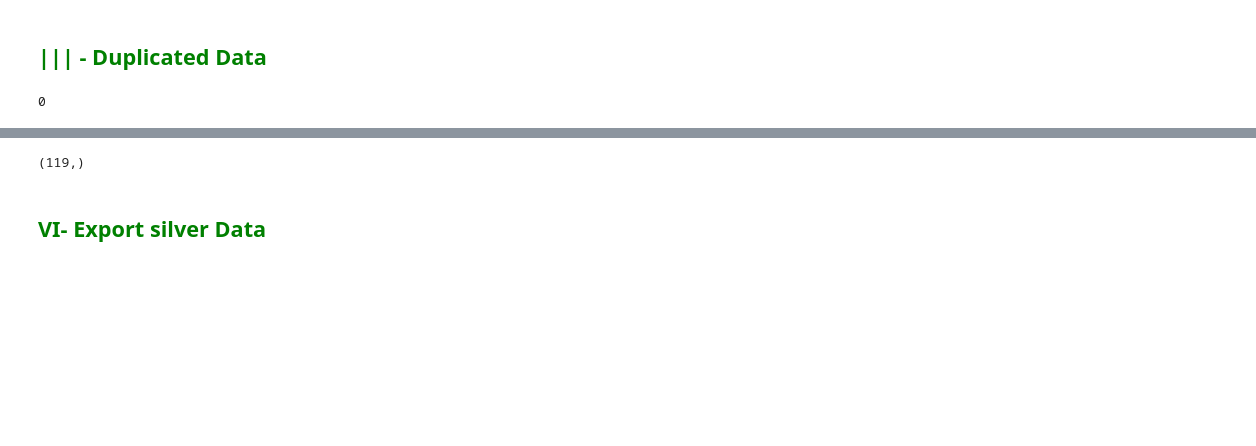
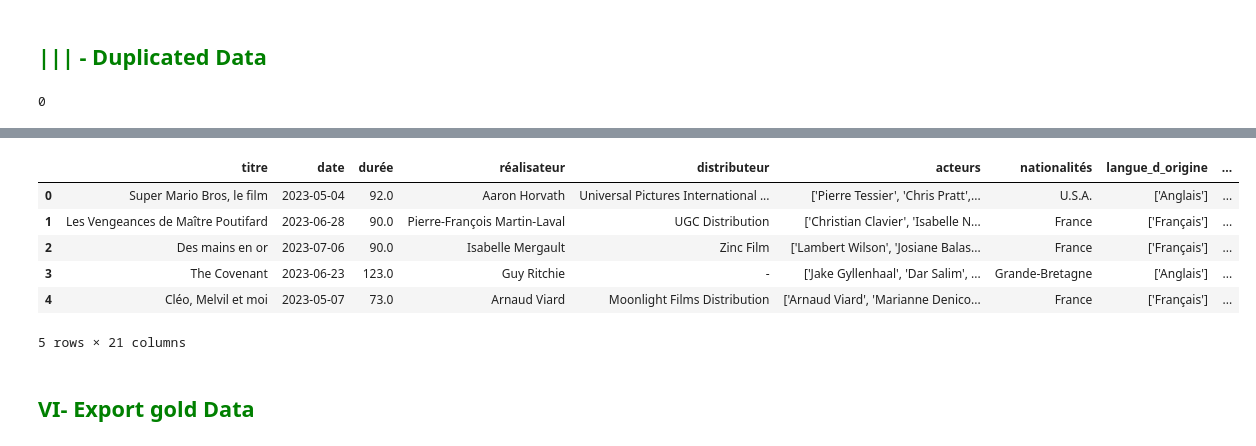
Before and after one commit to RolaMmss/prevoir_la_popularite_d_un_film, a Jupyter notebook: feature engineering/feature engineering.ipynb, the cells around one changed output, grey strips where cells are left out. Drawn from its saved outputs; the diff is of its cells as text; code cells hidden in the pictures; blank space fills up the shorter version.

```diff
--- a/feature engineering/feature engineering.ipynb
+++ b/feature engineering/feature engineering.ipynb
@@ -463,4 +104,0 @@ langue_d_origine_gh = langue_d_origine_gh.drop_duplicates()
-# %%
-langue_d_origine_gh.shape
-# %% [output]
-(119,)
@@ -469,3 +105,27 @@ langue_d_origine_gh.to_csv('langue_d_origine_gh.csv', index=False)
+# %%
+
+# # Charger le fichier "top_acteur.csv" contenant les acteurs connus dans un DataFrame
+df_acteurs_connus = pd.read_csv('data/top_acteurs.csv')
+# %%
+# Créer un ensemble dans noms des acteurs connus à partir de la base de données des top acteurs
+acteurs_connus = set(df_acteurs_connus['acteur'])
+
+# Compter le nombre d'acteurs connus dans chaque film et créer une nouvelle colonne pour cela
+data['nombre_acteurs_connus'] = data['acteurs'].apply(lambda x: len([acteur for acteur in eval(x) if acteur in acteurs_connus]))
+
+# Ajouter une colonne contenant les acteurs connus dans chaque film
+data['acteurs_connus'] = data['acteurs'].apply(lambda x: [acteur for acteur in eval(x) if acteur in acteurs_connus])
+# %%
+
+data.head()
+# %% [output]
+|  | titre | date | durée | réalisateur | distributeur | acteurs | nationalités | langue_d_origine | ... |
+| 0 | Super Mario Bros, le film | 2023-05-04 | 92.0 | Aaron Horvath | Universal Pictures International ... | ['Pierre Tessier', 'Chris Pratt',... | U.S.A. | ['Anglais'] | ... |
+| 1 | Les Vengeances de Maître Poutifard | 2023-06-28 | 90.0 | Pierre-François Martin-Laval | UGC Distribution | ['Christian Clavier', 'Isabelle N... | France | ['Français'] | ... |
+| 2 | Des mains en or | 2023-07-06 | 90.0 | Isabelle Mergault | Zinc Film | ['Lambert Wilson', 'Josiane Balas... | France | ['Français'] | ... |
+| 3 | The Covenant | 2023-06-23 | 123.0 | Guy Ritchie | - | ['Jake Gyllenhaal', 'Dar Salim', ... | Grande-Bretagne | ['Anglais'] | ... |
+| 4 | Cléo, Melvil et moi | 2023-05-07 | 73.0 | Arnaud Viard | Moonlight Films Distribution | ['Arnaud Viard', 'Marianne Denico... | France | ['Français'] | ... |
+5 rows × 21 columns
 # %% [markdown]
-## <font color="green"> VI- Export silver Data </font>
+## <font color="green"> VI- Export gold Data </font>
 # %%
```
Also changed, not shown: parts of 47 cells of this notebook, 4 other files.
